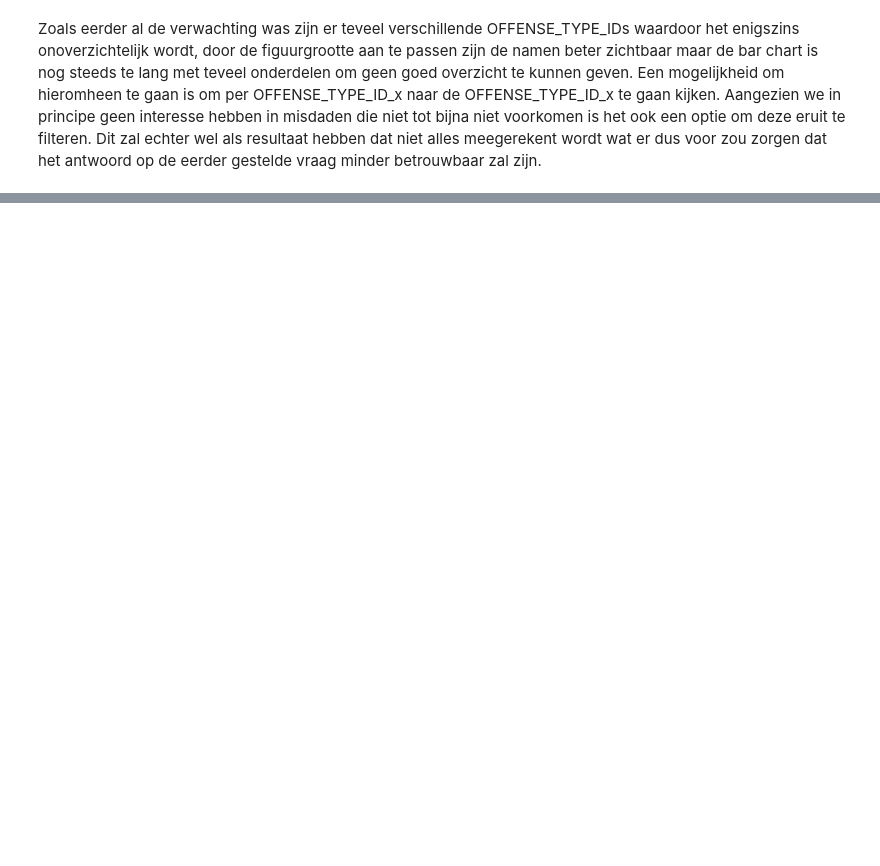
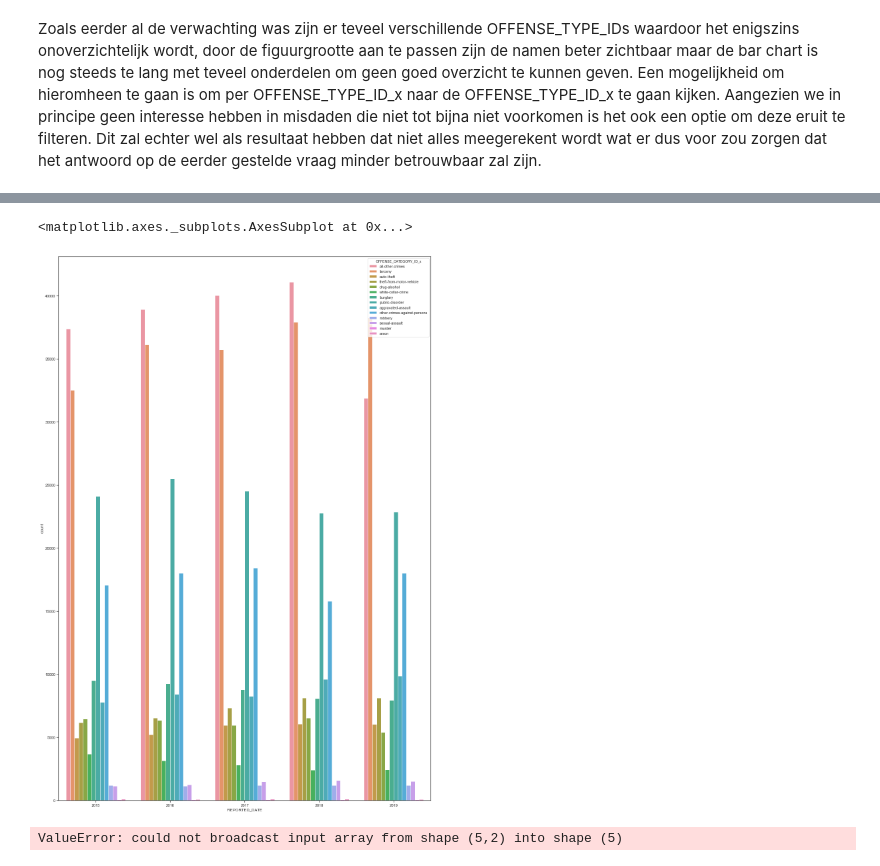
Before and after one commit to S1068835/Misdaad-Denver, a Jupyter notebook: Individuele-Notebooks/Misdaad_sander.ipynb, the cells around one changed output, grey strips where cells are left out. Drawn from its saved outputs; the diff is of its cells as text; code cells hidden in the pictures; blank space fills up the shorter version.

```diff
--- a/Individuele-Notebooks/Misdaad_sander.ipynb
+++ b/Individuele-Notebooks/Misdaad_sander.ipynb
@@ -87,3 +88,13 @@ sns.countplot(y='OFFENSE_TYPE_ID_x', data=crime_and_codes, order=crime_and_codes
 # %% [markdown]
 Zoals eerder al de verwachting was zijn er teveel verschillende OFFENSE_TYPE_IDs waardoor het enigszins onoverzichtelijk wordt, door de figuurgrootte aan te passen zijn de namen beter zichtbaar maar de bar chart is nog steeds te lang met teveel onderdelen om geen goed overzicht te kunnen geven. Een mogelijkheid om hieromheen te gaan is om per OFFENSE_TYPE_ID_x naar de OFFENSE_TYPE_ID_x te gaan kijken.
 Aangezien we in principe geen interesse hebben in misdaden die niet tot bijna niet voorkomen is het ook een optie om deze eruit te filteren. Dit zal echter wel als resultaat hebben dat niet alles meegerekent wordt wat er dus voor zou zorgen dat het antwoord op de eerder gestelde vraag minder betrouwbaar zal zijn.
+# %%
+#sns.set(style="ticks")
+#sns.pairplot(crime_and_codes, x_vars=['REPORTED_DATE'],
+#            y_vars=['OFFENSE_TYPE_ID_x'], kind='reg')
+crime_and_codes['REPORTED_DATE'] = crime_and_codes['REPORTED_DATE'].str.split(' ').str[0]
+# %%
+crime_and_codes['REPORTED_DATE'] = crime_and_codes['REPORTED_DATE'].str[-4:]
+# %%
+indexNames = crime_and_codes[crime_and_codes['REPORTED_DATE']== '2020'].index
+crime_and_codes.drop(indexNames, inplace=True)
@@ -89,0 +117,16 @@ Aangezien we in principe geen interesse hebben in misdaden die niet tot bijna ni
+# %%
+offenses = crime_and_codes['OFFENSE_TYPE_ID_x'].value_counts()
+#sns.lineplot(data=offenses)
+sns.set(style="ticks")
+sns.countplot(x="REPORTED_DATE", hue="OFFENSE_CATEGORY_ID_x",
+                  data=crime_and_codes)
+# %% [output]
+<matplotlib.axes._subplots.AxesSubplot at 0x...>
+[figure, added]
+# %%
+#indexNames = crime[crime['REPORTED_DATE']== '2020'].index
+theft_other = crime_and_codes.loc[crime_and_codes['OFFENSE_TYPE_ID_x'] == "theft-other"]
+theft_other = theft_other.REPORTED_DATE.value_counts().reset_index()
+sns.countplot(x= "REPORTED_DATE", hue=theft_other, data=crime_and_codes)
+# %% [output]
+ValueError: could not broadcast input array from shape (5,2) into shape (5)
```
Also changed, not shown: parts of 4 cells of this notebook.
